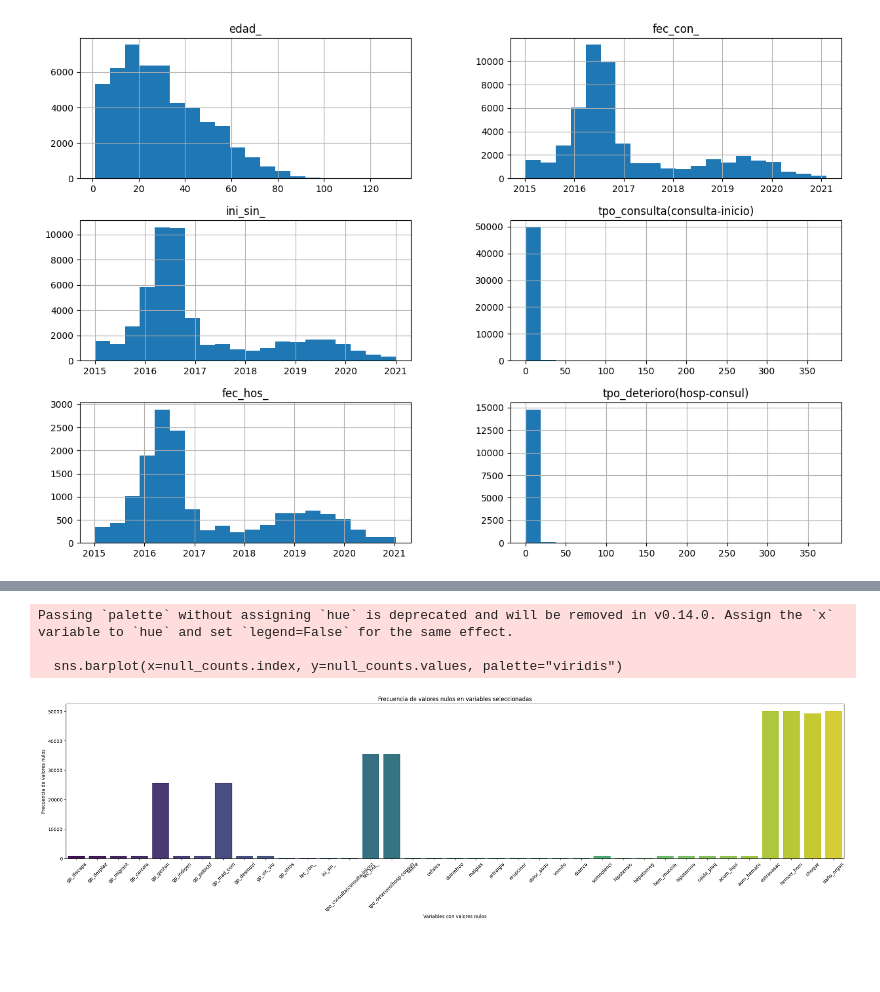
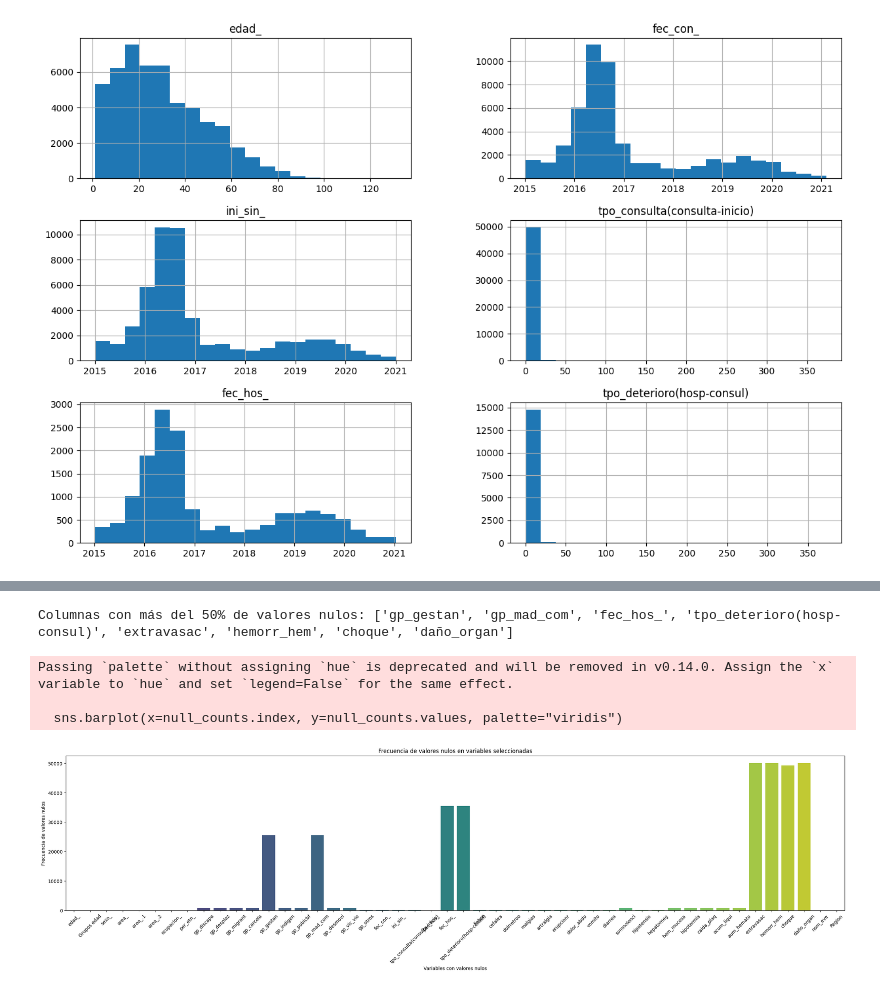
Before and after one commit to MarioSolano98/actividad-evaluativa3-AC, a Jupyter notebook: actividad_evaluativa3.ipynb, the cells around one changed output, grey strips where cells are left out. Drawn from its saved outputs; the diff is of its cells as text; code cells hidden in the pictures; blank space fills up the shorter version.

```diff
--- a/actividad_evaluativa3.ipynb
+++ b/actividad_evaluativa3.ipynb
@@ -107,18 +122,27 @@ for col in categorical_columns:
 # %%
-# Contar los valores nulos en cada columna
+#Identificación de las columnas con datos Nulos
+
+# Calcular el umbral del 50% en función del número de filas
+threshold = len(data) * 0.5
+
+# Contar los valores nulos en cada columna y filtrar aquellas que superen el umbral del 50%
 null_counts = data.isnull().sum()
-null_counts = null_counts[null_counts > 0]  # Filtrar solo las columnas con valores nulos
+high_null_columns = null_counts[null_counts > threshold].index.tolist()
 
-# Crear el gráfico de barras solo para columnas con valores nulos
+# Mostrar las columnas que tienen más del 50% de valores nulos
+print("Columnas con más del 50% de valores nulos:", high_null_columns)
+
+# Gráfico de barras solo para columnas con valores nulos
 plt.figure(figsize=(30, 6))
 sns.barplot(x=null_counts.index, y=null_counts.values, palette="viridis")
 plt.xticks(rotation=45)
 plt.xlabel("Variables con valores nulos")
 plt.ylabel("Frecuencia de valores nulos")
 plt.title("Frecuencia de valores nulos en variables seleccionadas")
 plt.show()
 # %% [output]
-Passing `palette` without assigning `hue` is deprecated and will be removed in v0.14.0. Assign the `x` variable to `hue` and set `legend=False` for the same effect.
-
-  sns.barplot(x=null_counts.index, y=null_counts.values, palette="viridis")
+Columnas con más del 50% de valores nulos: ['gp_gestan', 'gp_mad_com', 'fec_hos_', 'tpo_deterioro(hosp-consul)', 'extravasac', 'hemorr_hem', 'choque', 'daño_organ']
+Passing `palette` without assigning `hue` is deprecated and will be removed in v0.14.0. Assign the `x` variable to `hue` and set `legend=False` for the same effect.
+
+  sns.barplot(x=null_counts.index, y=null_counts.values, palette="viridis")
-[figure, old version]
+[figure, new version]
```
Also changed, not shown: parts of 8 cells of this notebook.
